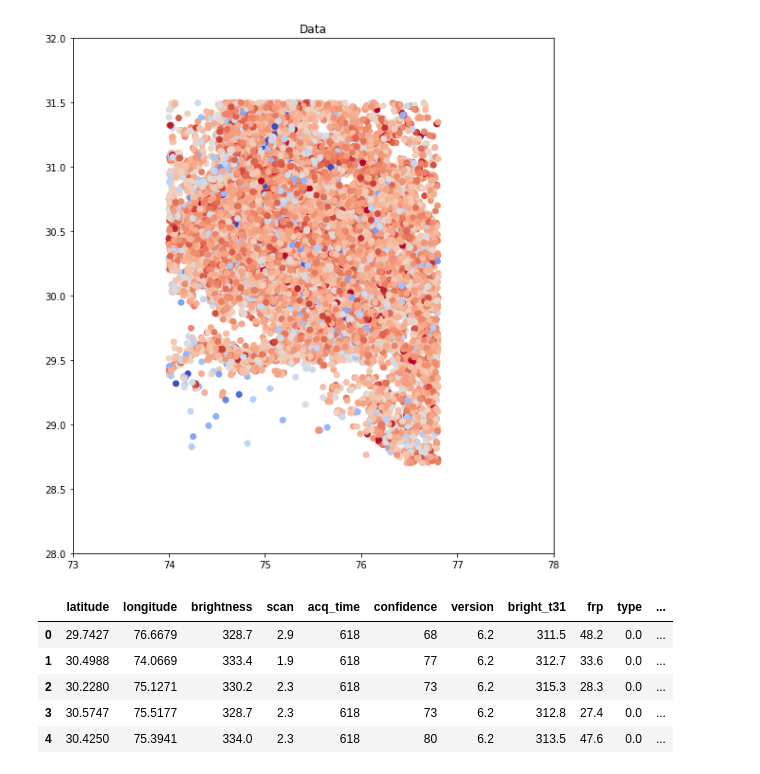
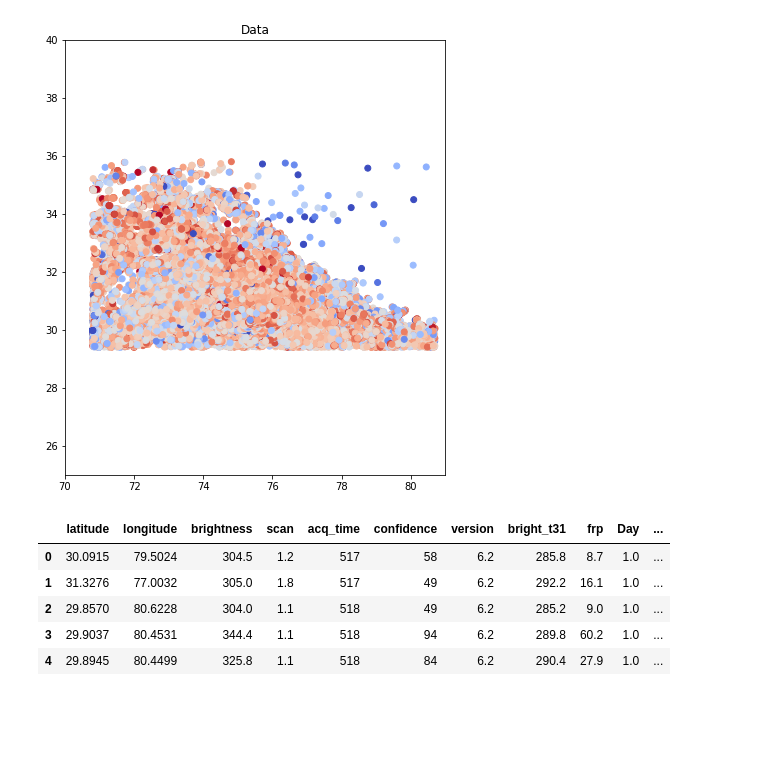
Before and after one commit to Meetanshi18/crop-burning-analysis, a Jupyter notebook: codes/fire_final.ipynb, the cells around one changed output. Cells and saved outputs as stored; diff of their text form; code cells hidden in the pictures; blank space fills up the shorter version.

Commit message:
more data

```diff
--- a/codes/fire_final.ipynb
+++ b/codes/fire_final.ipynb
@@ -12,7 +12,7 @@ from tensorflow.python.data import Dataset
 
 tf.logging.set_verbosity(tf.logging.ERROR)
 # %%
-data=pd.read_csv('../Datasets/fire_archive_M6_67636.csv')
+data=pd.read_csv('../Datasets/fire_archive_NEW.csv')
 print(data.shape)
 for i in range(len(data)):
     data.loc[i,'Day'] = int(data.loc[i,'acq_date'].split('-')[0])
@@ -115,20 +140,20 @@ scatterplot(con,pwr,'con','fpr')
 # %%
-plt.figure(figsize=(20, 10))
+plt.figure(figsize=(15, 8))
 
 ax = plt.subplot(1,2,2)
 ax.set_title("Data")
 
 ax.set_autoscaley_on(False)
-ax.set_ylim([28, 32])
+ax.set_ylim([25, 40])
 ax.set_autoscalex_on(False)
-ax.set_xlim([73, 78])
+ax.set_xlim([70, 81])
 plt.scatter(data["longitude"],
             data["latitude"],
             cmap="coolwarm",
             c=data["confidence"] / data["confidence"].max())
 _ = plt.plot()
 # %% [output]
-[figure, old version]
+[figure, new version]
 # %%
 columns = np.full((cormat.shape[0],), True, dtype=bool)
 for i in range(cormat.shape[0]):
@@ -137,20 +162,20 @@ for i in range(cormat.shape[0]):
             if columns[j]:
                 columns[j] = False
 
-selected_columns = ['latitude','longitude','brightness'  ,'scan' , 'acq_time','confidence',  'version' , 'bright_t31'  , 'frp' ,'type','Day' , 'Month','Year']
+selected_columns = ['latitude','longitude','brightness'  ,'scan' , 'acq_time','confidence',  'version' , 'bright_t31'  , 'frp' ,'Day' , 'Month','Year']
 
-data = Adata[['latitude','longitude','brightness'  ,'scan' , 'acq_time','confidence',  'version' , 'bright_t31'  , 'frp' ,'type','Day' , 'Month','Year']]
+data = Adata[['latitude','longitude','brightness'  ,'scan' , 'acq_time','confidence',  'version' , 'bright_t31'  , 'frp' ,'Day' , 'Month','Year']]
 
 data['acq_date']=date
 
 data.head()
 # %% [output]
-|  | latitude | longitude | brightness | scan | acq_time | confidence | version | bright_t31 | frp | type | ... |
-| 0 | 29.7427 | 76.6679 | 328.7 | 2.9 | 618 | 68 | 6.2 | 311.5 | 48.2 | 0.0 | ... |
-| 1 | 30.4988 | 74.0669 | 333.4 | 1.9 | 618 | 77 | 6.2 | 312.7 | 33.6 | 0.0 | ... |
-| 2 | 30.2280 | 75.1271 | 330.2 | 2.3 | 618 | 73 | 6.2 | 315.3 | 28.3 | 0.0 | ... |
-| 3 | 30.5747 | 75.5177 | 328.7 | 2.3 | 618 | 73 | 6.2 | 312.8 | 27.4 | 0.0 | ... |
-| 4 | 30.4250 | 75.3941 | 334.0 | 2.3 | 618 | 80 | 6.2 | 313.5 | 47.6 | 0.0 | ... |
+|  | latitude | longitude | brightness | scan | acq_time | confidence | version | bright_t31 | frp | Day | ... |
+| 0 | 30.0915 | 79.5024 | 304.5 | 1.2 | 517 | 58 | 6.2 | 285.8 | 8.7 | 1.0 | ... |
+| 1 | 31.3276 | 77.0032 | 305.0 | 1.8 | 517 | 49 | 6.2 | 292.2 | 16.1 | 1.0 | ... |
+| 2 | 29.8570 | 80.6228 | 304.0 | 1.1 | 518 | 49 | 6.2 | 285.2 | 9.0 | 1.0 | ... |
+| 3 | 29.9037 | 80.4531 | 344.4 | 1.1 | 518 | 94 | 6.2 | 289.8 | 60.2 | 1.0 | ... |
+| 4 | 29.8945 | 80.4499 | 325.8 | 1.1 | 518 | 84 | 6.2 | 290.4 | 27.9 | 1.0 | ... |
 # %%
 l=list(selected_columns)
 l.remove('confidence')
```
Also changed, not shown: parts of 14 cells of this notebook, 3 other files.
